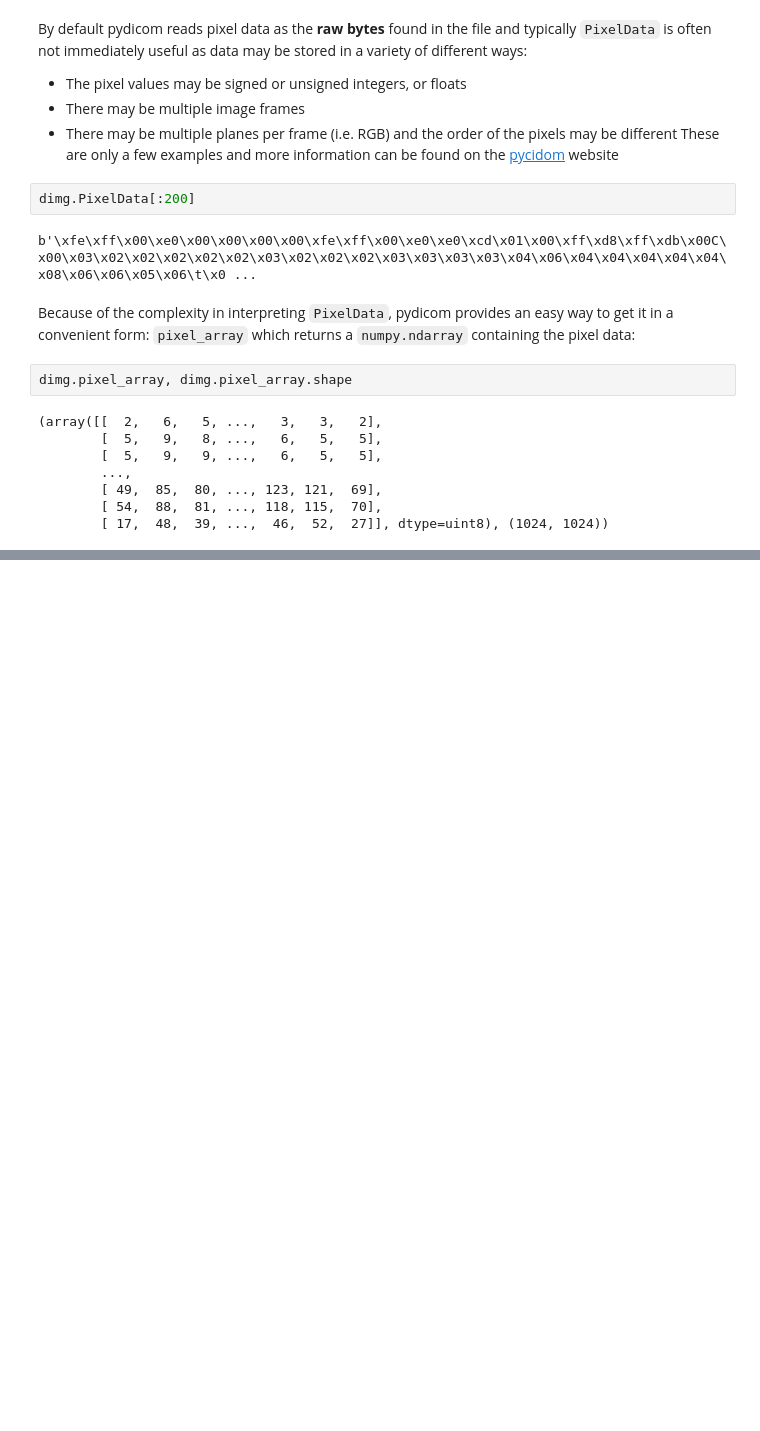
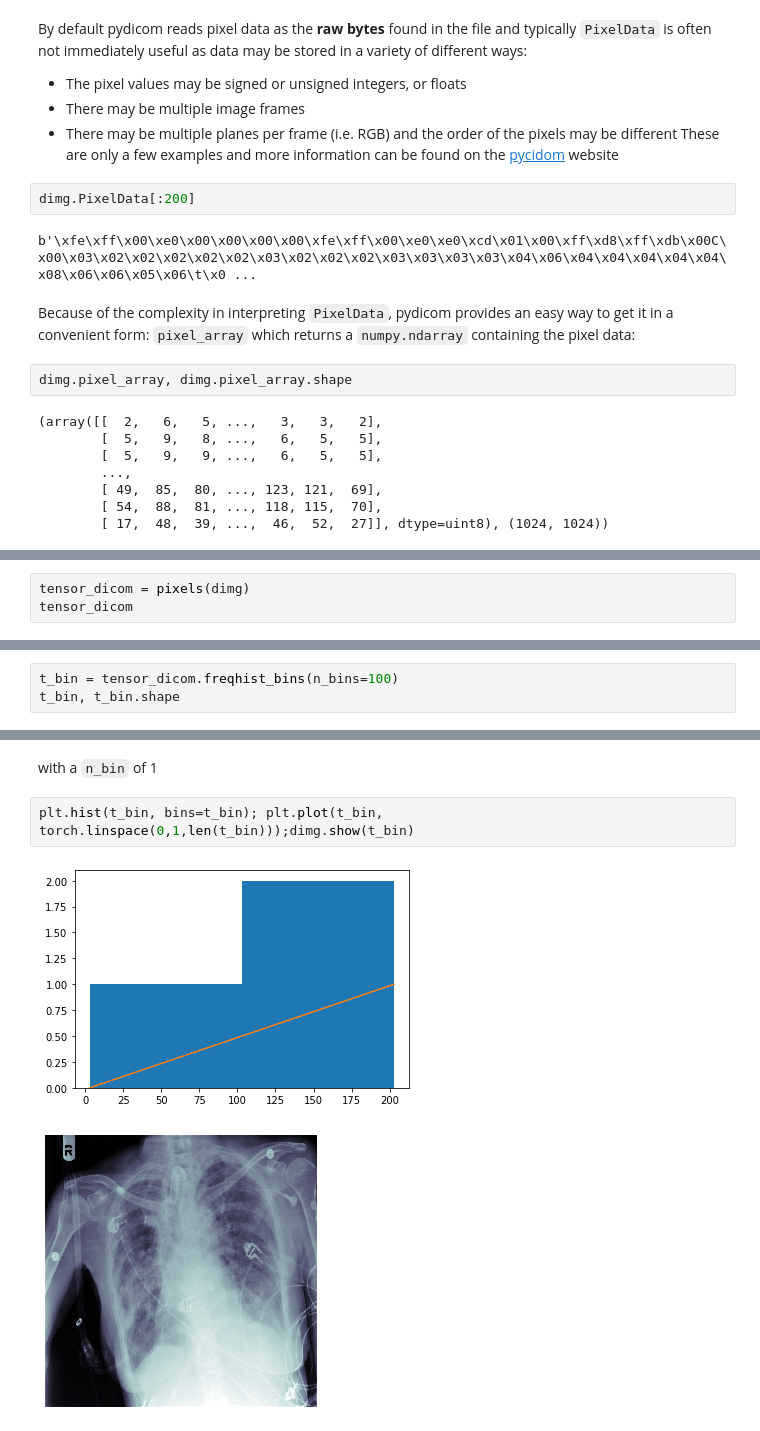
Before and after one commit to asvcode/covid19-translations, a Jupyter notebook: _notebooks/2020-04-28-Medical-Imaging-Part1.ipynb, the cells around one changed output, grey strips where cells are left out. Cells and saved outputs as stored; diff of their text form; blank space fills up the shorter version.

```diff
--- a/_notebooks/2020-04-28-Medical-Imaging-Part1.ipynb
+++ b/_notebooks/2020-04-28-Medical-Imaging-Part1.ipynb
@@ -135,0 +190,3 @@ dimg.pixel_array, dimg.pixel_array.shape
+# %%
+tensor_dicom = pixels(dimg)
+tensor_dicom
@@ -135,0 +201,3 @@ dimg.pixel_array, dimg.pixel_array.shape
+# %%
+t_bin = tensor_dicom.freqhist_bins(n_bins=100)
+t_bin, t_bin.shape
@@ -135,0 +219,7 @@ dimg.pixel_array, dimg.pixel_array.shape
+# %% [markdown]
+with a `n_bin` of 1
+# %%
+plt.hist(t_bin, bins=t_bin); plt.plot(t_bin, torch.linspace(0,1,len(t_bin)));dimg.show(t_bin)
+# %% [output]
+[figure, added]
+[figure, added]
```
Also changed, not shown: parts of 38 cells of this notebook.
